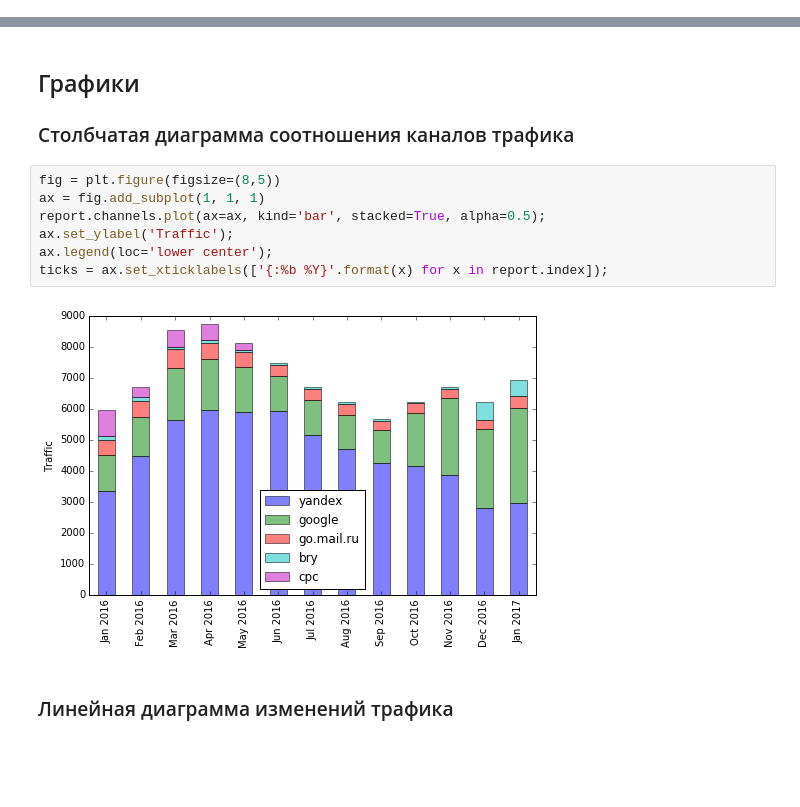
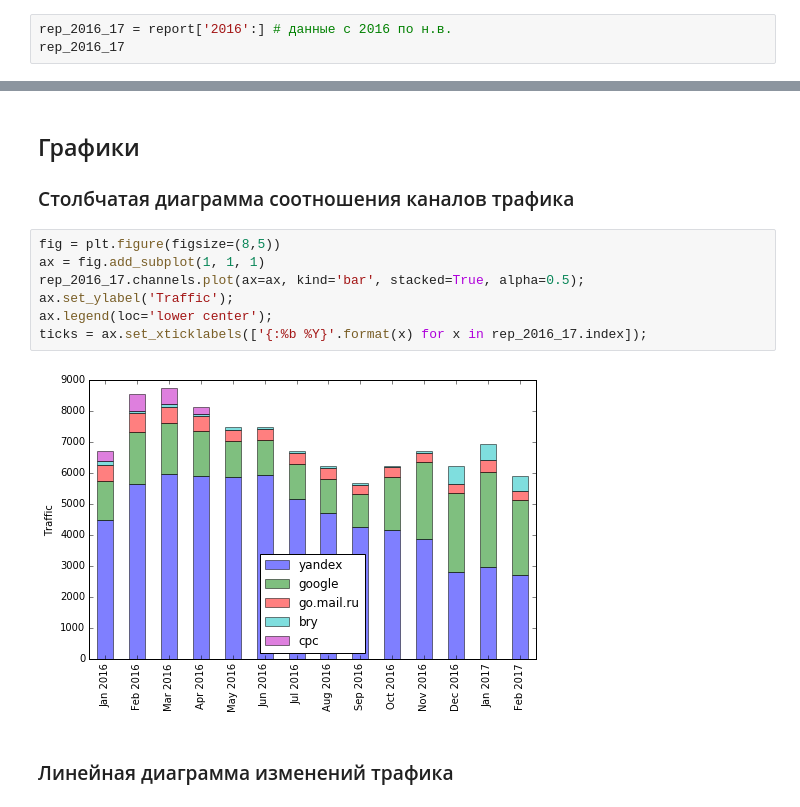
Before and after one commit to robosnob/took-took.ru, a Jupyter notebook: Reports/Took-Took.ru.ipynb, the cells around one changed output, grey strips where cells are left out. Drawn from its saved outputs; the diff is of its cells as text; blank space fills up the shorter version.

Commit message:
Report for February 2017

```diff
--- a/Reports/Took-Took.ru.ipynb
+++ b/Reports/Took-Took.ru.ipynb
@@ -46,0 +29,3 @@ report['2016':'2017'] # данные за 2016-2017
+# %%
+rep_2016_17 = report['2016':] # данные с 2016 по н.в.
+rep_2016_17
@@ -59,12 +61,12 @@ rep_diff[curr_month:].astype(int) # разница между предыдущи
 # %%
 fig = plt.figure(figsize=(8,5))
 ax = fig.add_subplot(1, 1, 1)
-report.channels.plot(ax=ax, kind='bar', stacked=True, alpha=0.5);
+rep_2016_17.channels.plot(ax=ax, kind='bar', stacked=True, alpha=0.5);
 ax.set_ylabel('Traffic');
 ax.legend(loc='lower center');
-ticks = ax.set_xticklabels(['{:%b %Y}'.format(x) for x in report.index]);
+ticks = ax.set_xticklabels(['{:%b %Y}'.format(x) for x in rep_2016_17.index]);
 # %% [output]
-[figure, old version]
+[figure, new version]
 # %% [markdown]
 <h3>Линейная диаграмма изменений трафика</h3>
 # %%
```
Also changed, not shown: parts of 14 cells of this notebook.
